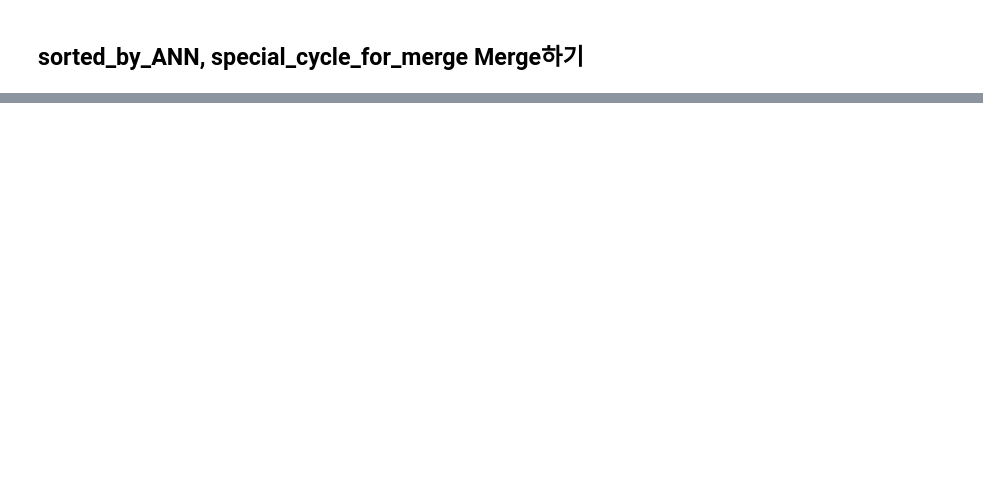
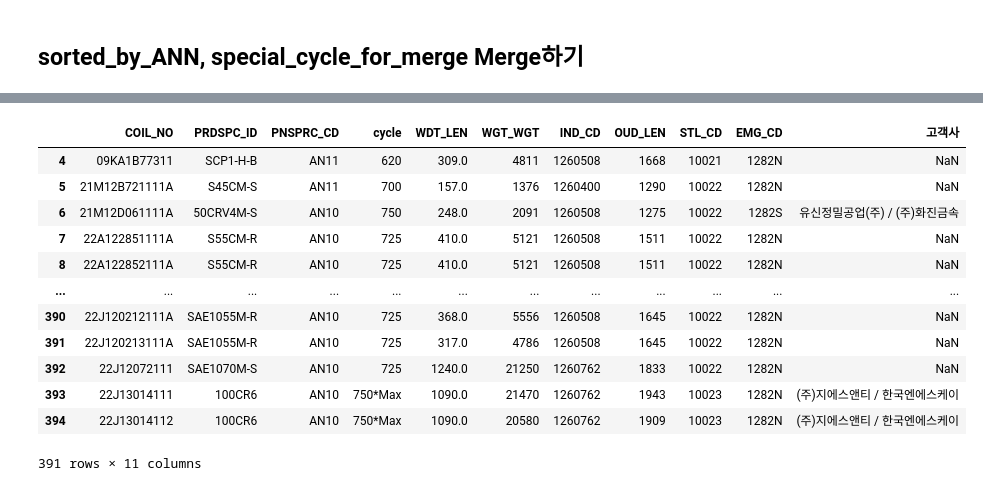
Before and after one commit to ppurify/DK, a Jupyter notebook: grouping_test.ipynb, the cells around one changed output, grey strips where cells are left out. Saved outputs shown, nothing was run; the diff lists cells and outputs as text; code cells hidden in the pictures; blank space fills up the shorter version.

```diff
--- a/grouping_test.ipynb
+++ b/grouping_test.ipynb
@@ -103,0 +187,9 @@ merged_data
+# %%
+merged_df['cycle'] = np.where((merged_df['PNSPRC_CD'] == 'AN10') & (merged_df['STL_CD'] == 10021) & (merged_df['cycle'].isnull()), "-", merged_df['cycle'])
+merged_df['cycle'] = np.where((merged_df['PNSPRC_CD'] != 'AN10') & (merged_df['STL_CD'] == 10021) & (merged_df['cycle'].isnull()), "620", merged_df['cycle'])
+
+merged_df['cycle'] = np.where((merged_df['PNSPRC_CD'] == 'AN10') & (merged_df['STL_CD'] == 10022) & (merged_df['cycle'].isnull()), "725", merged_df['cycle'])
+merged_df['cycle'] = np.where((merged_df['PNSPRC_CD'] != 'AN10') & (merged_df['STL_CD'] == 10022) & (merged_df['cycle'].isnull()), "700", merged_df['cycle'])
+
+merged_df['cycle'] = np.where((merged_df['PNSPRC_CD'] == 'AN10') & (merged_df['STL_CD'] == 10023) & (merged_df['cycle'].isnull()), "735", merged_df['cycle'])
+merged_df['cycle'] = np.where((merged_df['PNSPRC_CD'] != 'AN10') & (merged_df['STL_CD'] == 10023) & (merged_df['cycle'].isnull()), "735", merged_df['cycle'])
@@ -103,0 +219,18 @@ merged_data
+# %%
+drop_column_index = merged_df[merged_df["cycle"].str.contains("-")].index
+merged_df.drop(drop_column_index, inplace=True)
+merged_df
+# %% [output]
+|  | COIL_NO | PRDSPC_ID | PNSPRC_CD | cycle | WDT_LEN | WGT_WGT | IND_CD | OUD_LEN | STL_CD | EMG_CD | 고객사 |
+| 4 | 09KA1B77311 | SCP1-H-B | AN11 | 620 | 309.0 | 4811 | 1260508 | 1668 | 10021 | 1282N | NaN |
+| 5 | 21M12B721111A | S45CM-S | AN11 | 700 | 157.0 | 1376 | 1260400 | 1290 | 10022 | 1282N | NaN |
+| 6 | 21M12D061111A | 50CRV4M-S | AN10 | 750 | 248.0 | 2091 | 1260508 | 1275 | 10022 | 1282S | 유신정밀공업(주) / (주)화진금속 |
+| 7 | 22A122851111A | S55CM-R | AN10 | 725 | 410.0 | 5121 | 1260508 | 1511 | 10022 | 1282N | NaN |
+| 8 | 22A122852111A | S55CM-R | AN10 | 725 | 410.0 | 5121 | 1260508 | 1511 | 10022 | 1282N | NaN |
+| ... | ... | ... | ... | ... | ... | ... | ... | ... | ... | ... | ... |
+| 390 | 22J120212111A | SAE1055M-R | AN10 | 725 | 368.0 | 5556 | 1260508 | 1645 | 10022 | 1282N | NaN |
+| 391 | 22J120213111A | SAE1055M-R | AN10 | 725 | 317.0 | 4786 | 1260508 | 1645 | 10022 | 1282N | NaN |
+| 392 | 22J12072111 | SAE1070M-S | AN10 | 725 | 1240.0 | 21250 | 1260762 | 1833 | 10022 | 1282N | NaN |
+| 393 | 22J13014111 | 100CR6 | AN10 | 750*Max | 1090.0 | 21470 | 1260762 | 1943 | 10023 | 1282N | (주)지에스앤티 / 한국엔에스케이 |
+| 394 | 22J13014112 | 100CR6 | AN10 | 750*Max | 1090.0 | 20580 | 1260762 | 1909 | 10023 | 1282N | (주)지에스앤티 / 한국엔에스케이 |
+391 rows × 11 columns
```
Also changed, not shown: parts of 25 cells of this notebook.
